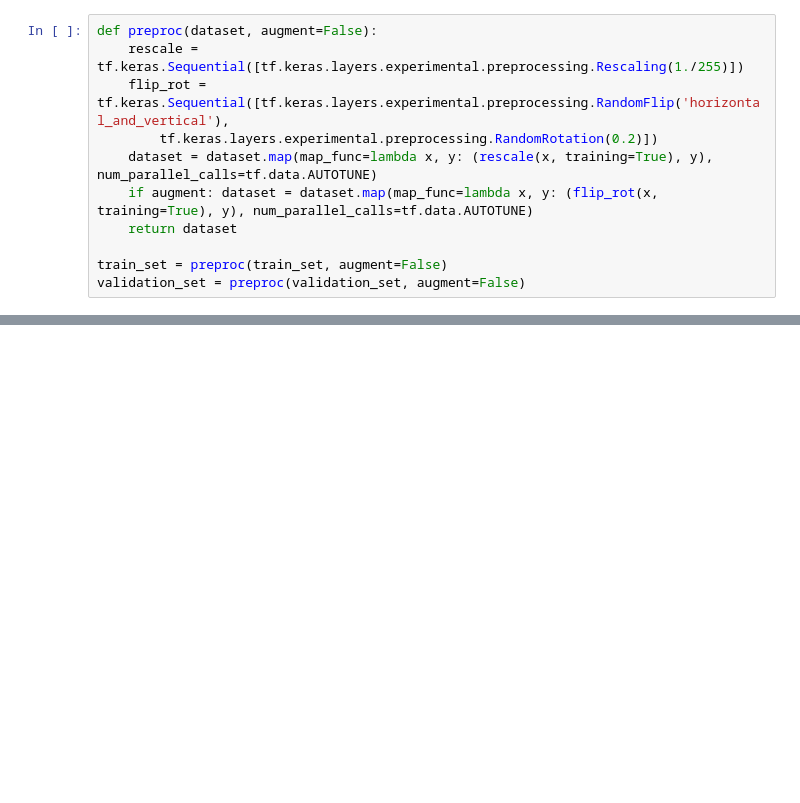
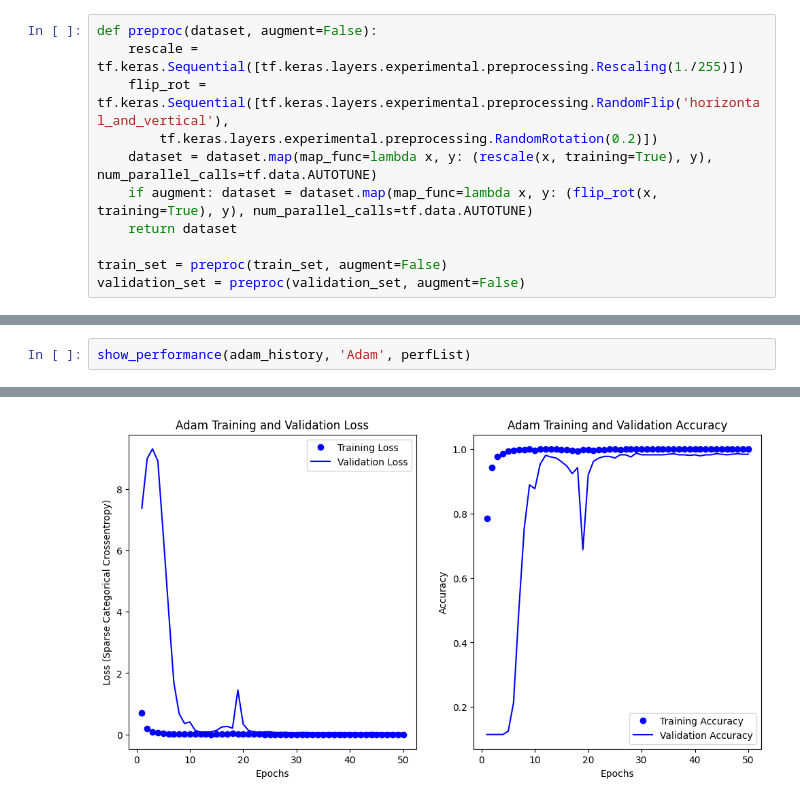
Before and after one commit to bradbrookfield1/Machine-Learning-Spectrogram-CNN-Project, a Jupyter notebook: mnistCNN.ipynb, the cells around one changed output, grey strips where cells are left out. Saved outputs shown, nothing was run; the diff lists cells and outputs as text; blank space fills up the shorter version.

```diff
--- a/mnistCNN.ipynb
+++ b/mnistCNN.ipynb
@@ -228,0 +430,3 @@ Final Accuracy: 0.9683333039283752
+# %%
+show_performance(adam_history, 'Adam', perfList)
+# %% [output]
@@ -228,0 +435 @@ Final Accuracy: 0.9683333039283752
+[figure, added]
```
Also changed, not shown: parts of 26 cells of this notebook, 1 other file.
